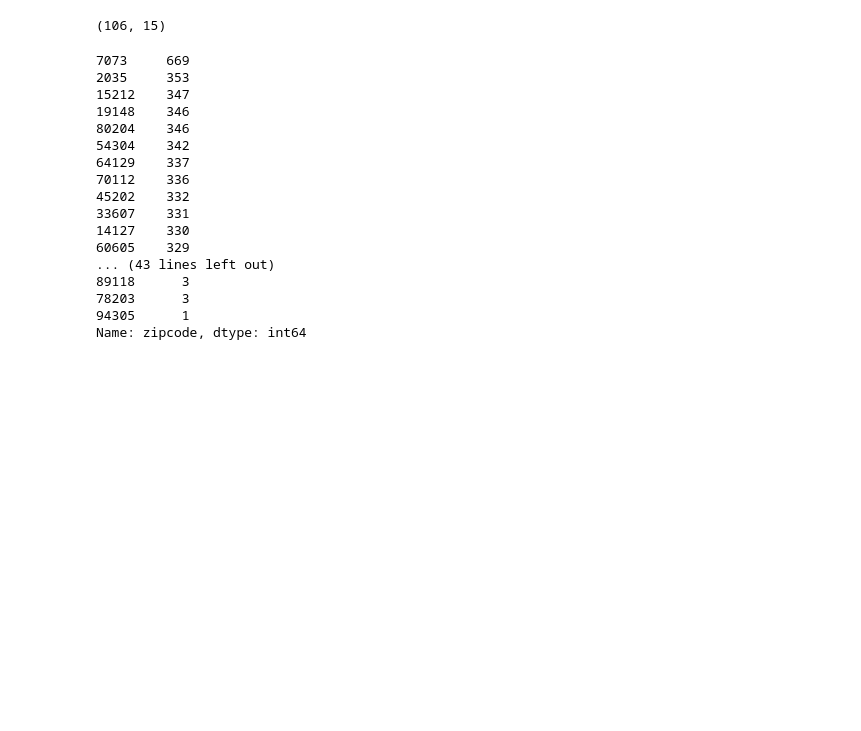
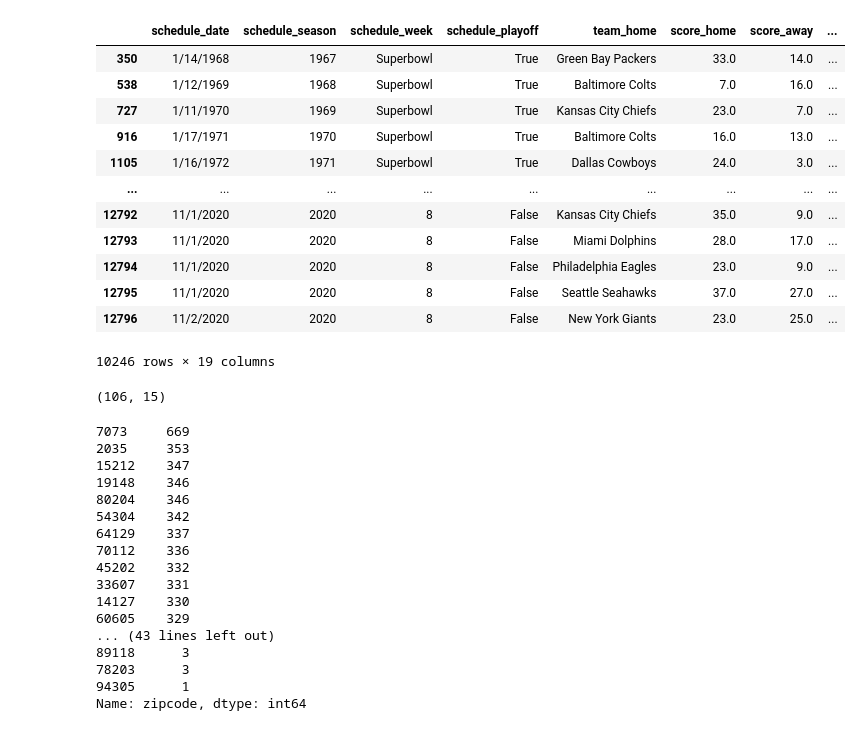
Before and after one commit to azieky/over_under_predictor, a Jupyter notebook: Cleaning_Notebook.ipynb, the cells around one changed output. Saved outputs shown, nothing was run; the diff lists cells and outputs as text; code cells hidden in the pictures; blank space fills up the shorter version.

```diff
--- a/Cleaning_Notebook.ipynb
+++ b/Cleaning_Notebook.ipynb
@@ -37,0 +34,16 @@ df['stadium_name'] = df['stadium']
+# %%
+df
+# %% [output]
+|  | schedule_date | schedule_season | schedule_week | schedule_playoff | team_home | score_home | score_away | ... |
+| 350 | 1/14/1968 | 1967 | Superbowl | True | Green Bay Packers | 33.0 | 14.0 | ... |
+| 538 | 1/12/1969 | 1968 | Superbowl | True | Baltimore Colts | 7.0 | 16.0 | ... |
+| 727 | 1/11/1970 | 1969 | Superbowl | True | Kansas City Chiefs | 23.0 | 7.0 | ... |
+| 916 | 1/17/1971 | 1970 | Superbowl | True | Baltimore Colts | 16.0 | 13.0 | ... |
+| 1105 | 1/16/1972 | 1971 | Superbowl | True | Dallas Cowboys | 24.0 | 3.0 | ... |
+| ... | ... | ... | ... | ... | ... | ... | ... | ... |
+| 12792 | 11/1/2020 | 2020 | 8 | False | Kansas City Chiefs | 35.0 | 9.0 | ... |
+| 12793 | 11/1/2020 | 2020 | 8 | False | Miami Dolphins | 28.0 | 17.0 | ... |
+| 12794 | 11/1/2020 | 2020 | 8 | False | Philadelphia Eagles | 23.0 | 9.0 | ... |
+| 12795 | 11/1/2020 | 2020 | 8 | False | Seattle Seahawks | 37.0 | 27.0 | ... |
+| 12796 | 11/2/2020 | 2020 | 8 | False | New York Giants | 23.0 | 25.0 | ... |
+10246 rows × 19 columns
```
Also changed, not shown: parts of 3 cells of this notebook, 4 other files.
